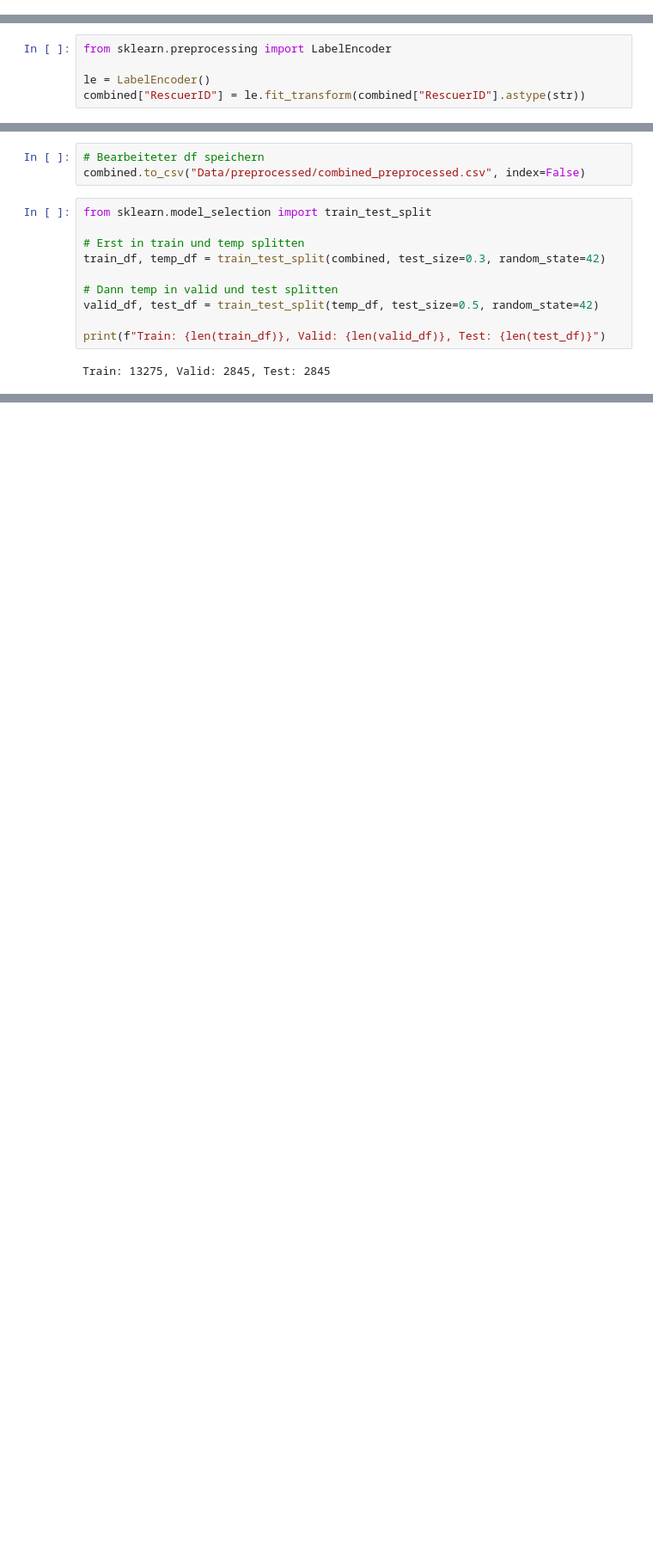
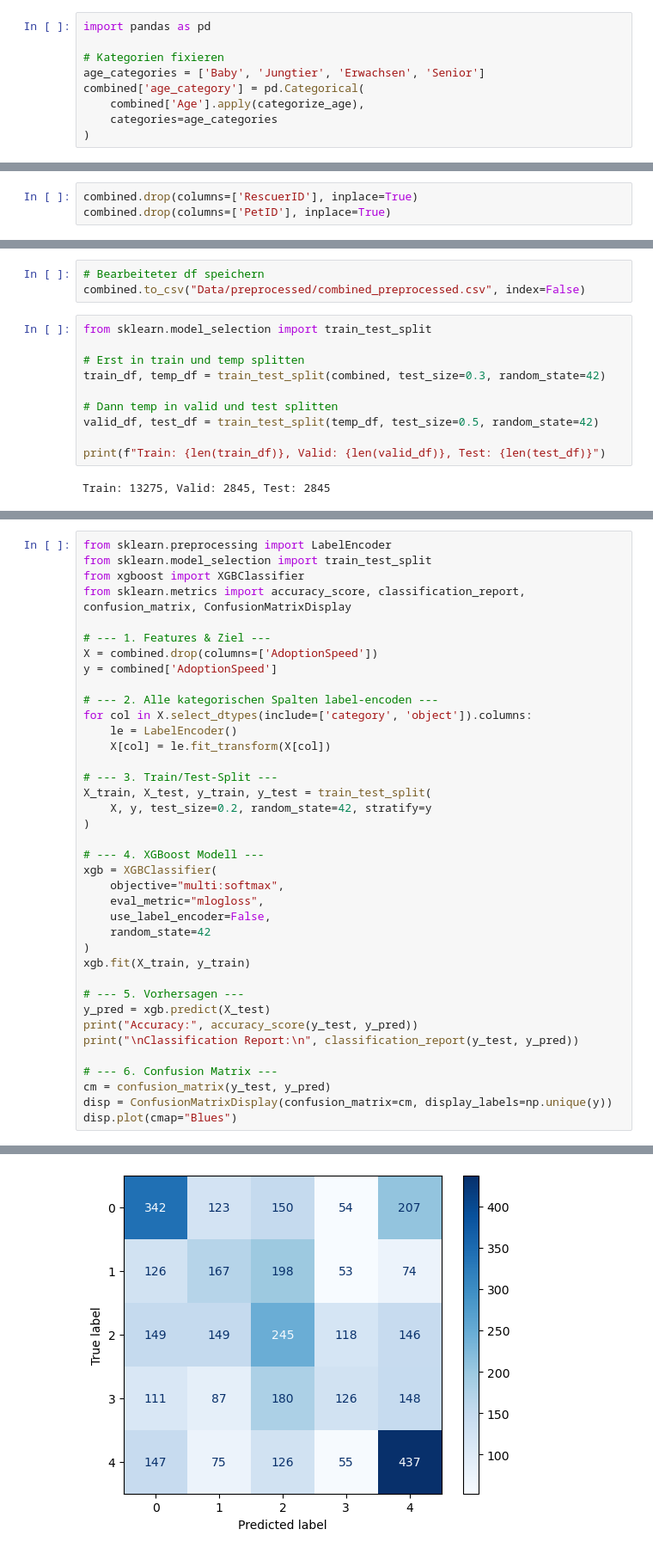
Before and after one commit to SebastianWolfP/AlgoTuning, a Jupyter notebook: 00-Data_Preparation.ipynb, the cells around one changed output, grey strips where cells are left out. Shown: that part at 86% size. Saved outputs shown, nothing was run; the diff lists cells and outputs as text; blank space fills up the shorter version.

Commit message:
Daten anders vorbereitet und XGBoost ohne Parametertuning neu gemacht

```diff
--- a/00-Data_Preparation.ipynb
+++ b/00-Data_Preparation.ipynb
@@ -223 +243,10 @@ memory usage: 3.3+ MB
+# %%
+import pandas as pd
+
+# Kategorien fixieren
+age_categories = ['Baby', 'Jungtier', 'Erwachsen', 'Senior']
+combined['age_category'] = pd.Categorical(
+    combined['Age'].apply(categorize_age),
+    categories=age_categories
+)
 # %% [markdown]
@@ -225,5 +254,3 @@ memory usage: 3.3+ MB
 # %%
-from sklearn.preprocessing import LabelEncoder
-
-le = LabelEncoder()
-combined["RescuerID"] = le.fit_transform(combined["RescuerID"].astype(str))
+combined.drop(columns=['RescuerID'], inplace=True)
+combined.drop(columns=['PetID'], inplace=True)
@@ -259,0 +278,39 @@ test_target.to_csv("Data/preprocessed/test_target.csv", index=False)
+# %%
+from sklearn.preprocessing import LabelEncoder
+from sklearn.model_selection import train_test_split
+from xgboost import XGBClassifier
+from sklearn.metrics import accuracy_score, classification_report, confusion_matrix, ConfusionMatrixDisplay
+
+# --- 1. Features & Ziel ---
+X = combined.drop(columns=['AdoptionSpeed'])
+y = combined['AdoptionSpeed']
+
+# --- 2. Alle kategorischen Spalten label-encoden ---
+for col in X.select_dtypes(include=['category', 'object']).columns:
+    le = LabelEncoder()
+    X[col] = le.fit_transform(X[col])
+
+# --- 3. Train/Test-Split ---
+X_train, X_test, y_train, y_test = train_test_split(
+    X, y, test_size=0.2, random_state=42, stratify=y
+)
+
+# --- 4. XGBoost Modell ---
+xgb = XGBClassifier(
+    objective="multi:softmax",
+    eval_metric="mlogloss",
+    use_label_encoder=False,
+    random_state=42
+)
+xgb.fit(X_train, y_train)
+
+# --- 5. Vorhersagen ---
+y_pred = xgb.predict(X_test)
+print("Accuracy:", accuracy_score(y_test, y_pred))
+print("\nClassification Report:\n", classification_report(y_test, y_pred))
+
+# --- 6. Confusion Matrix ---
+cm = confusion_matrix(y_test, y_pred)
+disp = ConfusionMatrixDisplay(confusion_matrix=cm, display_labels=np.unique(y))
+disp.plot(cmap="Blues")
+# %% [output]
@@ -259,0 +335 @@ test_target.to_csv("Data/preprocessed/test_target.csv", index=False)
+[figure, added]
```
Also changed, not shown: parts of 14 cells of this notebook, 3 other files.
